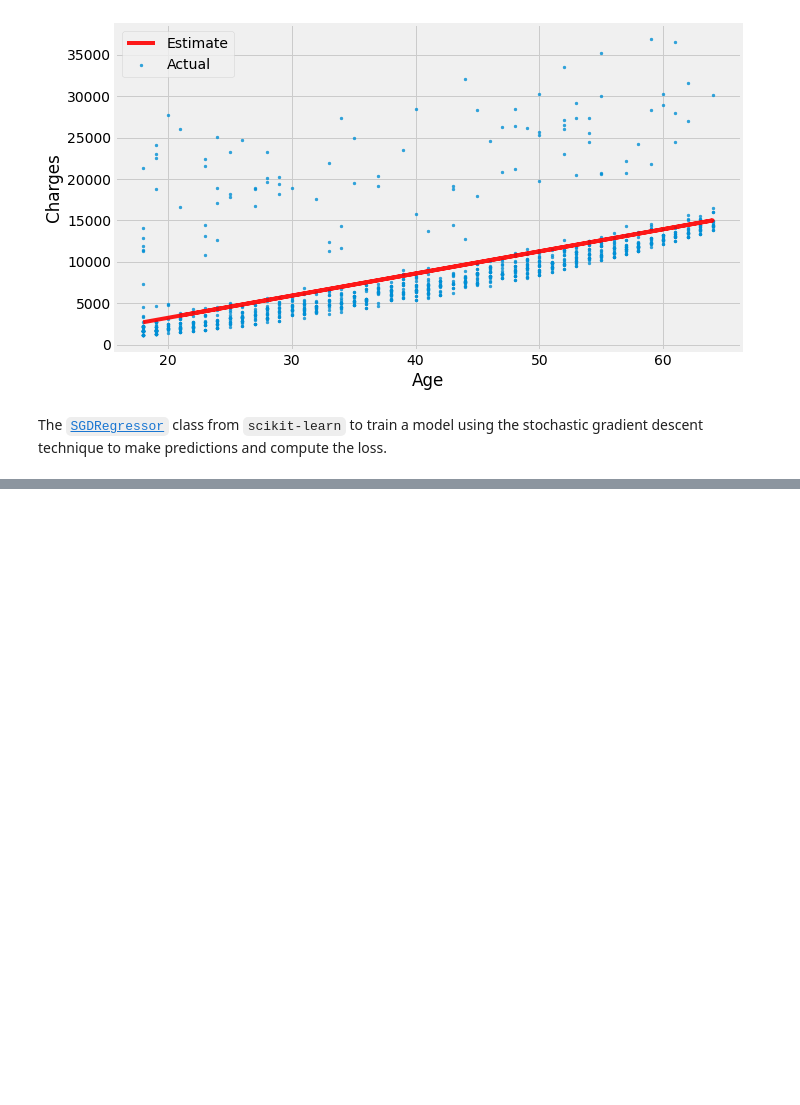
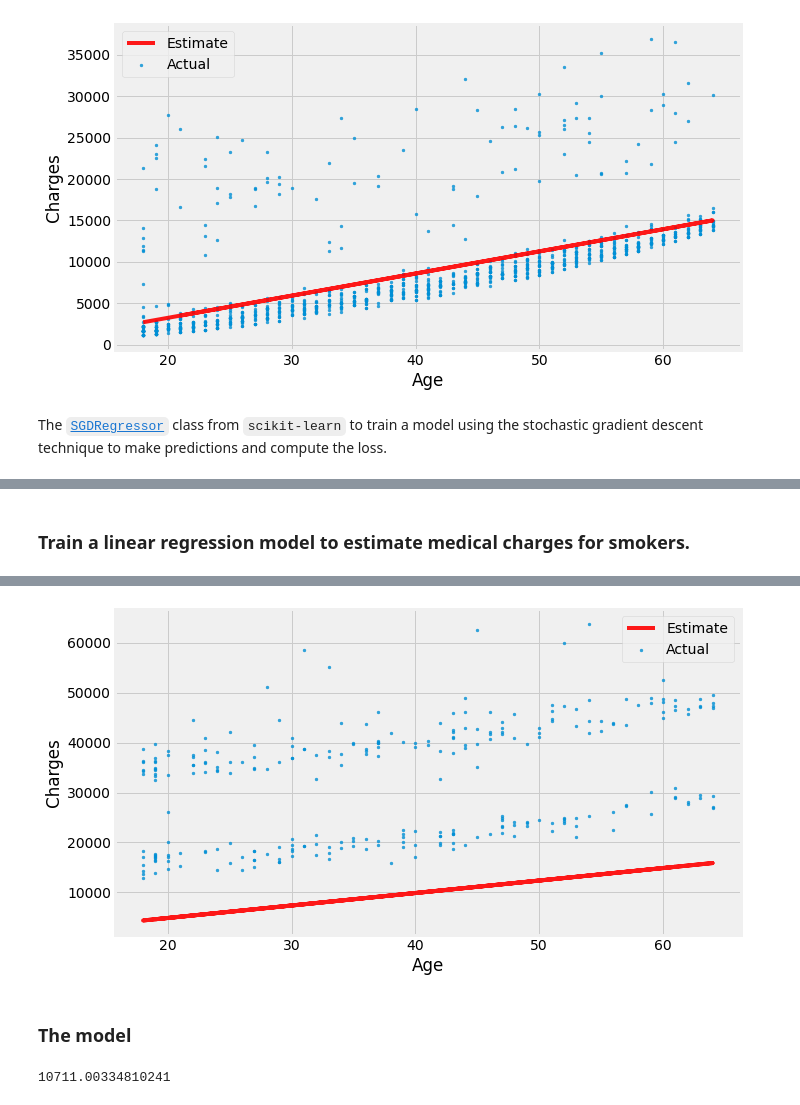
Before and after one commit to dajebbar/Predicting-Medical-Expenses-using-Linear-Regression, a Jupyter notebook: Linear_Regression.ipynb, the cells around one changed output, grey strips where cells are left out. Saved outputs shown, nothing was run; the diff lists cells and outputs as text; code cells hidden in the pictures; blank space fills up the shorter version.

```diff
--- a/Linear_Regression.ipynb
+++ b/Linear_Regression.ipynb
@@ -644,0 +645,22 @@ RMSE Loss:  4719.448350440051
+# %% [markdown]
+### Train a linear regression model to estimate medical charges for smokers.
+# %%
+smoker_df = medical_df[medical_df.smoker == 'yes']
+# %%
+def try_parameters(w, b):
+  ages = smoker_df.age
+  target = smoker_df.charges
+  # predicted
+  estimated_charges = estimate_charges(ages, w, b)
+
+  plt.plot(ages, estimated_charges, 'r', alpha=.9)
+  plt.scatter(ages, target, s=8, alpha=.8)
+  plt.xlabel("Age")
+  plt.ylabel("Charges")
+  plt.legend(['Estimate', 'Actual'])
+
+  loss = rmse(target, estimated_charges)
+  print("RMSE Loss: ", loss)
+# %%
+try_parameters(250, -120)
+# %% [output]
@@ -644,0 +668,3 @@ RMSE Loss:  4719.448350440051
+[figure, added]
+# %% [markdown]
+### The model
@@ -644,0 +683,4 @@ RMSE Loss:  4719.448350440051
+# %%
+loss
+# %% [output]
+10711.00334810241
```
Also changed, not shown: parts of 16 cells of this notebook.
